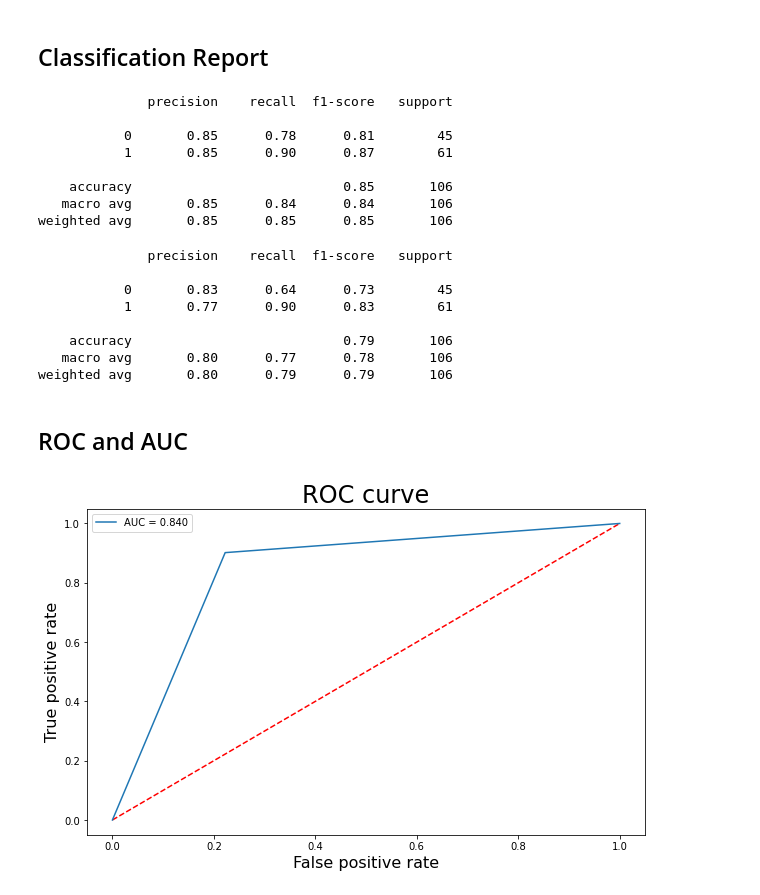
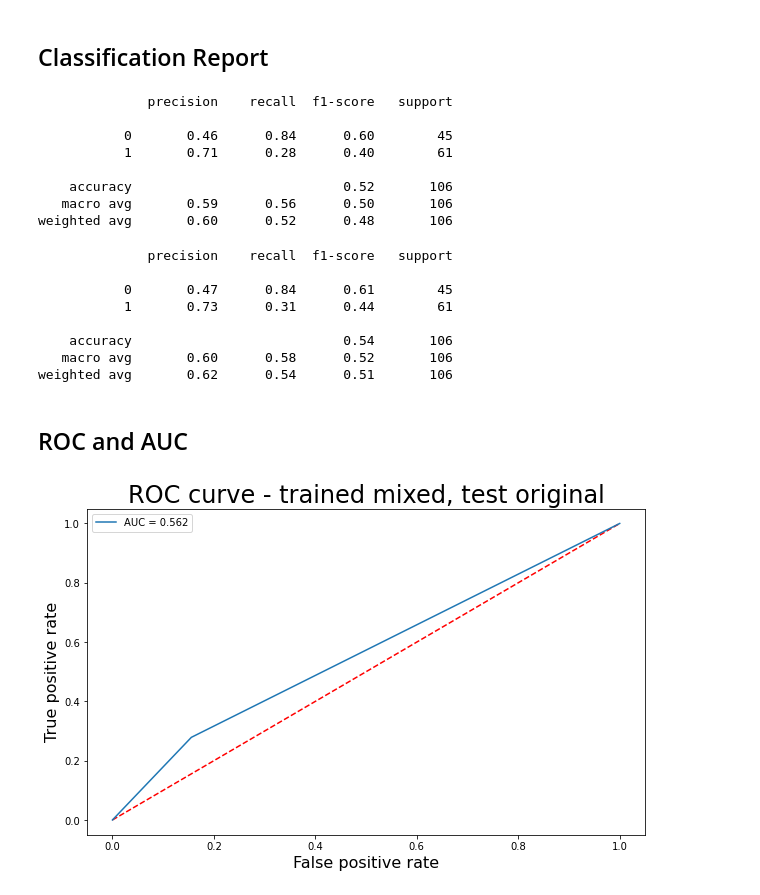
Before and after one commit to eliasmarcon/Medical_Imaging_Project, a Jupyter notebook: Pipeline/train_mixed/mixed_pipeline_eval_original.ipynb, the cells around one changed output. Cells and saved outputs as stored; diff of their text form; code cells hidden in the pictures.

```diff
--- a/Pipeline/train_mixed/mixed_pipeline_eval_original.ipynb
+++ b/Pipeline/train_mixed/mixed_pipeline_eval_original.ipynb
@@ -105,7 +97,7 @@ random.Random(4).shuffle(malignant_testing_gt)
 # %%
 X_test, Y_test, x_train, x_val, y_train, y_val = utils_nn_eval.create_split(benign, malignant)
 # %%
-test_X_test, test_Y_test, test_x_train, test_x_val, test_y_train, test_y_val = utils_nn_eval.create_split(benign_testing_gt, malignant_testing_gt)
+test_X_test, test_Y_test, test_x_train, test_x_val, test_y_train, test_y_val = utils_nn_eval.create_split(benign_gt, malignant_gt)
 # %% [markdown]
 ## Display Images
 # %%
@@ -169,7 +167,7 @@ _________________________________________________________________
 # %% [markdown]
 ## Prediction on Ground Truth Data
 # %%
-filepath_model = "D:/Medical_Imaging/Medical_Imaging_Elias/ResNet_DenseNet_Model/Densenet_New/models/.hdf5"
+filepath_model = "D:/Medical_Imaging/Medical_Imaging_Elias/ResNet_DenseNet_Model/Densenet_New/models/densenet_mixed_local.hdf5"
 model.load_weights(filepath_model)
 # %%
 Y_val_pred = model.predict(x_val)
@@ -265,24 +263,24 @@ print(classification_report(np.argmax(test_Y_test, axis=1), np.argmax(Y_pred, ax
 # %% [output]
               precision    recall  f1-score   support
 
-           0       0.85      0.78      0.81        45
-           1       0.85      0.90      0.87        61
+           0       0.46      0.84      0.60        45
+           1       0.71      0.28      0.40        61
 
-    accuracy                           0.85       106
-   macro avg       0.85      0.84      0.84       106
-weighted avg       0.85      0.85      0.85       106
+    accuracy                           0.52       106
+   macro avg       0.59      0.56      0.50       106
+weighted avg       0.60      0.52      0.48       106
 # %%
 from sklearn.metrics import classification_report
 print(classification_report(np.argmax(test_Y_test, axis=1), np.argmax(Y_pred_tta, axis=1)))
 # %% [output]
               precision    recall  f1-score   support
 
-           0       0.83      0.64      0.73        45
-           1       0.77      0.90      0.83        61
+           0       0.47      0.84      0.61        45
+           1       0.73      0.31      0.44        61
 
-    accuracy                           0.79       106
-   macro avg       0.80      0.77      0.78       106
-weighted avg       0.80      0.79      0.79       106
+    accuracy                           0.54       106
+   macro avg       0.60      0.58      0.52       106
+weighted avg       0.62      0.54      0.51       106
 # %%
 report = classification_report(np.argmax(test_Y_test, axis=1), np.argmax(Y_pred, axis=1), output_dict = True)
 df = pd.DataFrame(report).transpose()
@@ -292,26 +290,26 @@ df.to_csv(figure_path + "classification_report_trained_{}_test_{}.csv".format(tr
 # %%
 from sklearn.metrics import roc_auc_score, auc
 from sklearn.metrics import roc_curve
 
 
 roc_log = roc_auc_score(np.argmax(test_Y_test, axis=1), np.argmax(Y_pred, axis=1))
 false_positive_rate, true_positive_rate, threshold = roc_curve(np.argmax(test_Y_test, axis=1), np.argmax(Y_pred, axis=1))
 area_under_curve = auc(false_positive_rate, true_positive_rate)
 
 plt.rcParams["figure.figsize"] = [10, 6]
 plt.plot([0, 1], [0, 1], 'r--')
 plt.plot(false_positive_rate, true_positive_rate, label='AUC = {:.3f}'.format(area_under_curve))
 plt.xlabel('False positive rate', fontsize = 16)
 plt.ylabel('True positive rate', fontsize = 16)
-plt.title('ROC curve', fontsize = 24)
+plt.title('ROC curve - trained {}, test {}'.format(trained, tested), fontsize = 24)
 plt.legend(loc='best')
 
-plt.savefig(figure_path + 'roc_auc_score_trained_{}_test_{}.png'.format(trained, tested))
+plt.savefig(figure_path + 'roc_auc_score_trained_{}_test_{}_pred_tta.png'.format(trained, tested))
 
 plt.show()
 plt.close()
 # %% [output]
-[figure, old version]
+[figure, new version]
 # %%
 i = 0
 prop_class=[]
```
Also changed, not shown: parts of 12 cells of this notebook, 50 other files.
